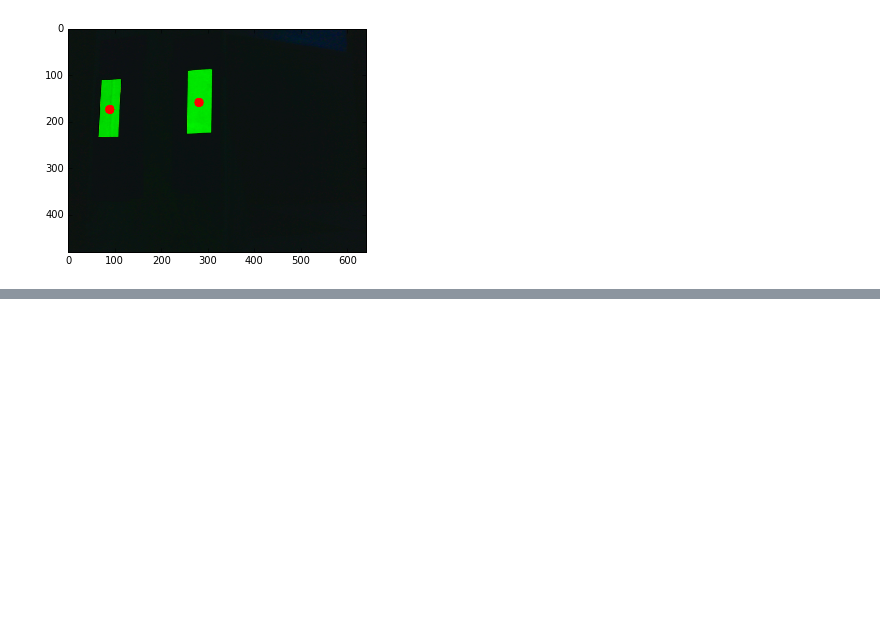
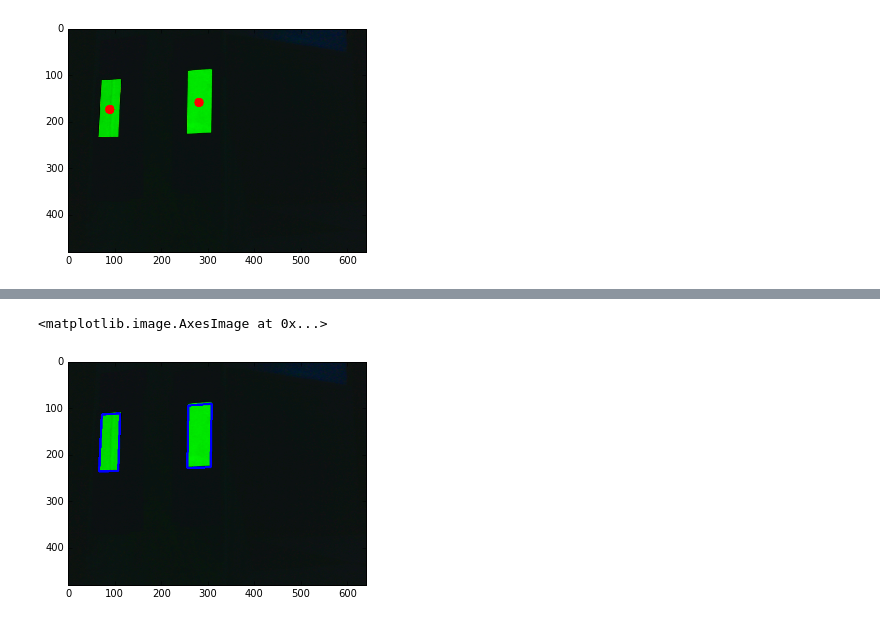
Before and after one commit to Team334/notebooks, a Jupyter notebook: cv_contours.ipynb, the cells around one changed output, grey strips where cells are left out. Saved outputs shown, nothing was run; the diff lists cells and outputs as text; code cells hidden in the pictures; blank space fills up the shorter version.

Commit message:
Add polygon approximation to cv_contours

```diff
--- a/cv_contours.ipynb
+++ b/cv_contours.ipynb
@@ -125,0 +136,10 @@ plt.imshow(img_copy)
+# %%
+img_copy = img.copy() # don't overwrite original image
+
+approx_contours = []
+for c in filtered_contours:
+    epsilon = cv2.arcLength(c, closed=True) * 0.02
+    approx = cv2.approxPolyDP(c, epsilon, closed=True)
+    approx_contours.append(approx)
+
+[len(c) for c in approx_contours]
@@ -125,0 +154,6 @@ plt.imshow(img_copy)
+# %%
+cv2.drawContours(img_copy, approx_contours, -1, color=(0, 0, 255), thickness=3)
+plt.imshow(img_copy)
+# %% [output]
+<matplotlib.image.AxesImage at 0x...>
+[figure, added]
```
Also changed, not shown: parts of 6 cells of this notebook.
